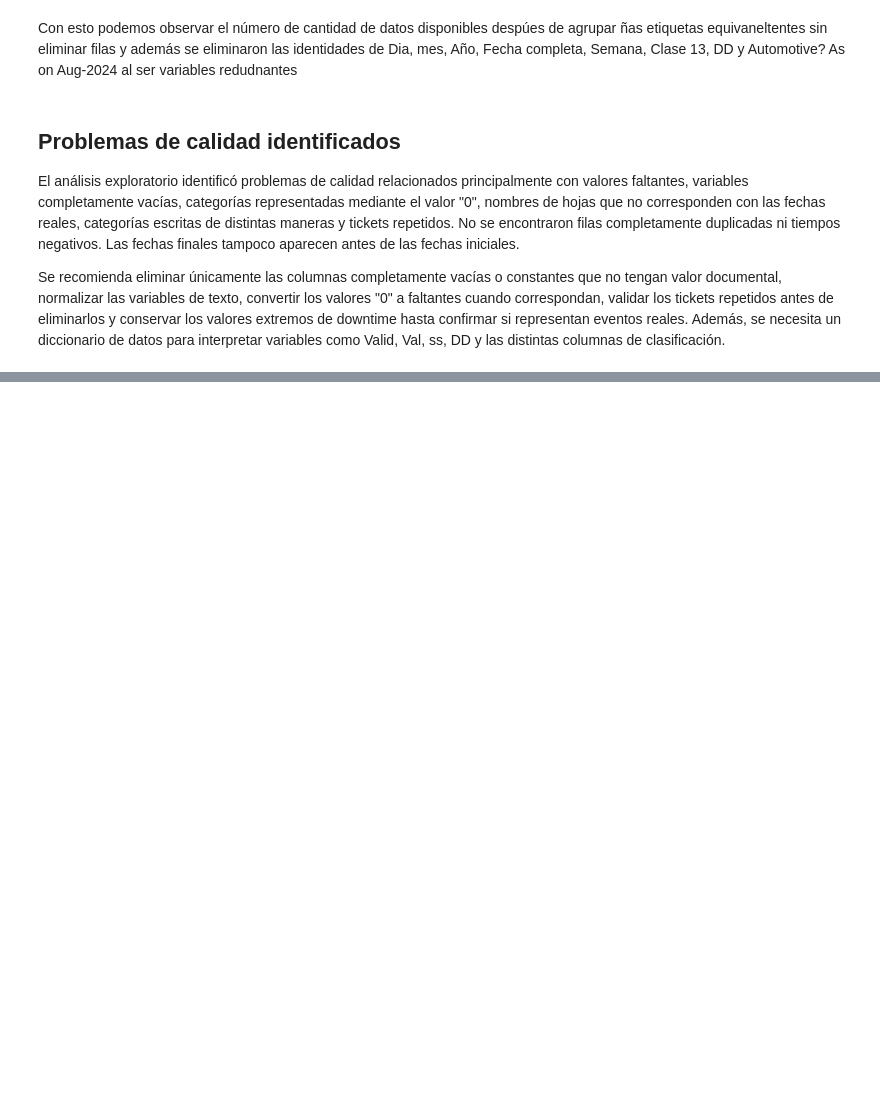
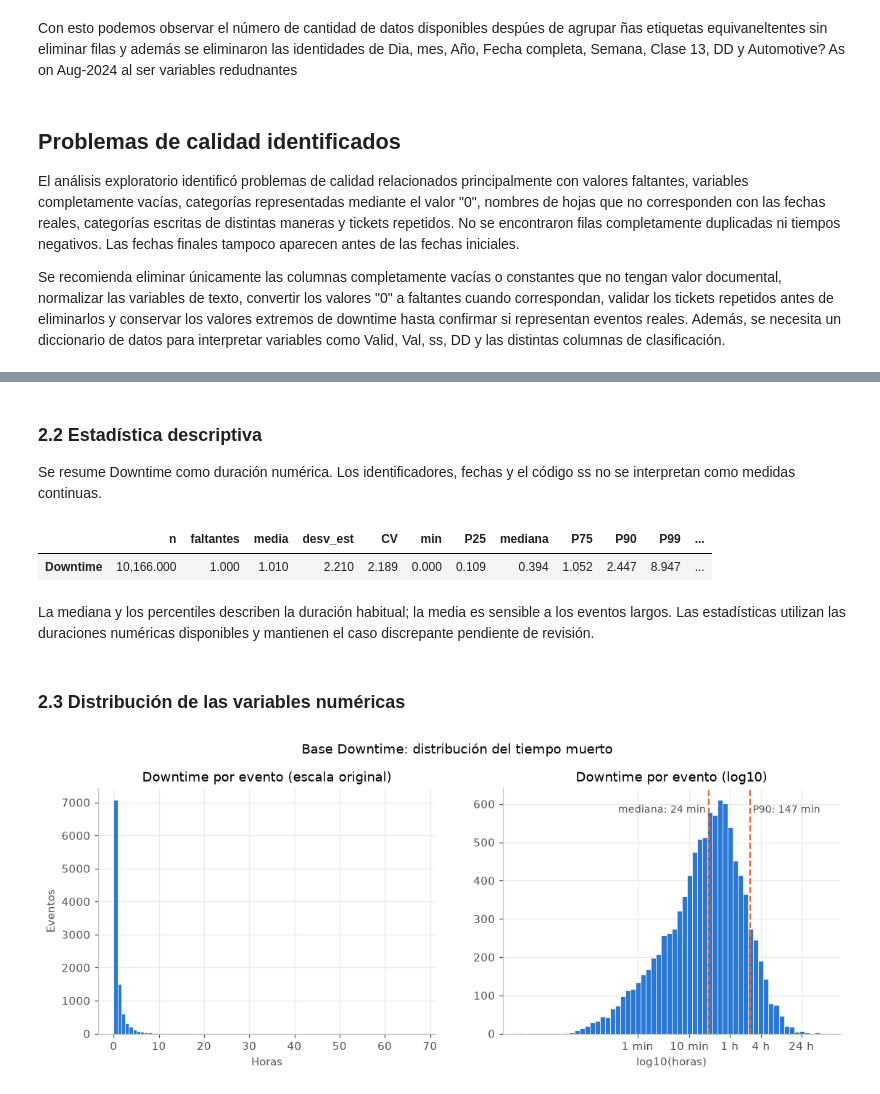
Before and after one commit to Peripera/Reto-segundo-parcial-FLEX, a Jupyter notebook: eda_flex.ipynb, the cells around one changed output, grey strips where cells are left out. Saved outputs shown, nothing was run; the diff lists cells and outputs as text; code cells hidden in the pictures; blank space fills up the shorter version.

```diff
--- a/eda_flex.ipynb
+++ b/eda_flex.ipynb
@@ -631,0 +667,22 @@ Se recomienda eliminar únicamente las columnas completamente vacías o constant
+# %%
+
+
+pd.set_option("display.max_columns", 60)
+pd.set_option("display.width", 200)
+pd.set_option("display.float_format", lambda x: f"{x:,.3f}")
+
+AZUL, AZUL_OSC, NARANJA, GRIS = "#2a78d6", "#184f95", "#eb6834", "#52514e"
+plt.rcParams.update({
+    "figure.dpi": 110, "savefig.dpi": 160, "figure.facecolor": "white",
+    "axes.facecolor": "white", "axes.edgecolor": "#bdbcb6", "axes.grid": True,
+    "grid.color": "#ebeae6", "grid.linewidth": 0.8, "axes.axisbelow": True,
+    "axes.spines.top": False, "axes.spines.right": False,
+    "axes.titlesize": 12, "axes.titleweight": "normal", "axes.labelsize": 10,
+    "axes.labelcolor": GRIS, "xtick.color": GRIS, "ytick.color": GRIS,
+    "font.size": 10,
+})
+FIG_DIR = "figuras_univariado"
+os.makedirs(FIG_DIR, exist_ok=True)
+
+def guardar(fig, nombre):
+    fig.savefig(f"{FIG_DIR}/{nombre}.png", bbox_inches="tight")
@@ -631,0 +693,7 @@ Se recomienda eliminar únicamente las columnas completamente vacías o constant
+# %%
+dt = df_limpio.copy()
+dias = ["Lun", "Mar", "Mié", "Jue", "Vie", "Sáb", "Dom"]
+dt["hora"] = dt["Opened"].dt.hour
+dt["dia_semana"] = pd.Categorical(dt["Opened"].dt.dayofweek.map(dict(enumerate(dias))), categories=dias, ordered=True)
+dt["anio_mes"] = dt["Opened"].dt.to_period("M")
+print("Rango:", dt["Opened"].min(), "a", dt["Opened"].max())
@@ -631,0 +702,42 @@ Se recomienda eliminar únicamente las columnas completamente vacías o constant
+# %% [markdown]
+### 2.2 Estadística descriptiva
+
+Se resume Downtime como duración numérica. Los identificadores, fechas y el código ss no se interpretan como medidas continuas.
+# %%
+def resumen_numerico(serie):
+    s = serie.dropna()
+    return pd.Series({
+        "n": s.size, "faltantes": serie.isna().sum(), "media": s.mean(), "desv_est": s.std(),
+        "CV": s.std() / s.mean() if s.mean() else np.nan, "min": s.min(), "P25": s.quantile(.25),
+        "mediana": s.median(), "P75": s.quantile(.75), "P90": s.quantile(.90), "P99": s.quantile(.99),
+        "max": s.max(), "asimetria": s.skew(), "curtosis": s.kurt(), "% ceros": (s == 0).mean() * 100,
+        "valores_unicos": s.nunique(),
+    })
+
+desc = pd.DataFrame({"Downtime": resumen_numerico(dt["Downtime"])}).T
+display(desc)
+# %% [output]
+|  | n | faltantes | media | desv_est | CV | min | P25 | mediana | P75 | P90 | P99 | ... |
+| Downtime | 10,166.000 | 1.000 | 1.010 | 2.210 | 2.189 | 0.000 | 0.109 | 0.394 | 1.052 | 2.447 | 8.947 | ... |
+# %% [markdown]
+La mediana y los percentiles describen la duración habitual; la media es sensible a los eventos largos. Las estadísticas utilizan las duraciones numéricas disponibles y mantienen el caso discrepante pendiente de revisión.
+# %% [markdown]
+### 2.3 Distribución de las variables numéricas
+# %%
+fig, axes = plt.subplots(1, 2, figsize=(12, 4))
+s = dt["Downtime"].dropna()
+axes[0].hist(s, bins=80, color=AZUL, edgecolor="white", linewidth=0.5)
+axes[0].set_title("Downtime por evento (escala original)")
+axes[0].set_xlabel("Horas"); axes[0].set_ylabel("Eventos")
+axes[1].hist(np.log10(s[s > 0]), bins=60, color=AZUL, edgecolor="white", linewidth=0.5)
+for q, lab, ha in [(s.median(), "mediana", "right"), (s.quantile(.9), "P90", "left")]:
+    axes[1].axvline(np.log10(q), color=NARANJA, linewidth=1.5, linestyle="--")
+    axes[1].text(np.log10(q), axes[1].get_ylim()[1] * 0.9, f" {lab}: {q*60:,.0f} min ", color=GRIS, fontsize=9, ha=ha)
+axes[1].set_title("Downtime por evento (log10)")
+axes[1].set_xlabel("log10(horas)")
+ticks = [1/60, 10/60, 1, 4, 24]
+axes[1].set_xticks(np.log10(ticks)); axes[1].set_xticklabels(["1 min", "10 min", "1 h", "4 h", "24 h"])
+fig.suptitle("Base Downtime: distribución del tiempo muerto", y=1.02)
+guardar(fig, "01_hist_downtime"); plt.show()
+# %% [output]
+[figure, added]
```
Also changed, not shown: parts of 35 cells of this notebook.
